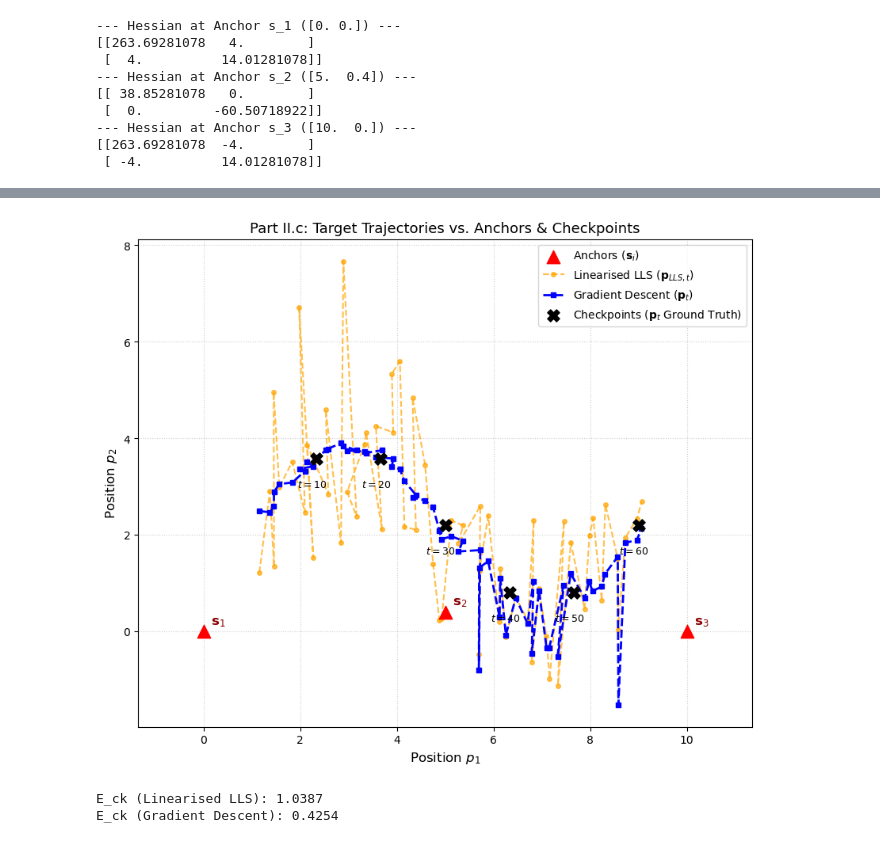
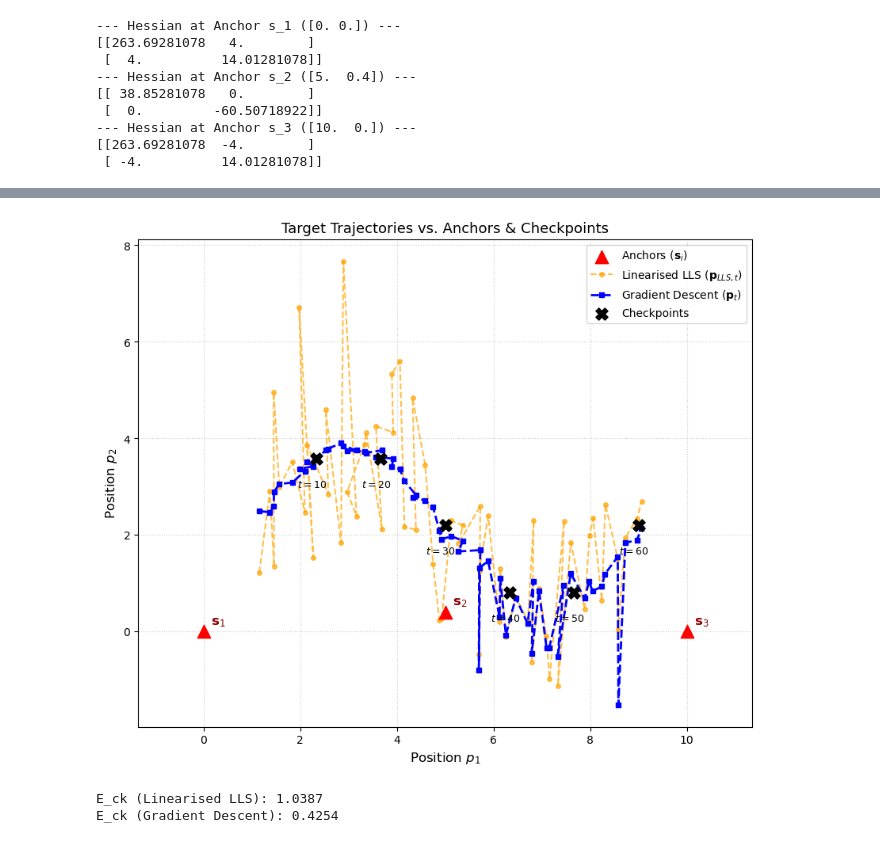
Before and after one commit to db423/Optimisation, a Jupyter notebook: Optimisation_coursework/cw.ipynb, the cells around one changed output, grey strips where cells are left out. Saved outputs shown, nothing was run; the diff lists cells and outputs as text; code cells hidden in the pictures.

```diff
--- a/Optimisation_coursework/cw.ipynb
+++ b/Optimisation_coursework/cw.ipynb
@@ -452,36 +452,36 @@ descents_arr = np.array(descents) # shape (60, 2)
 
 # 2. Extract validation checkpoints
 check_t = checkpoints[:, 0].astype(int)
 check_pos = checkpoints[:, 1:3]
 
 plt.figure(figsize=(10, 8))
 
 # --- Plot 3 Anchors ---
 plt.scatter(anchors[:, 0], anchors[:, 1], color='red', marker='^', s=140, zorder=5, label=r'Anchors ($\mathbf{s}_i$)')
 for i, (ax_i, ay_i) in enumerate(anchors):
     plt.text(ax_i + 0.15, ay_i + 0.15, f'$\mathbf{{s}}_{{{i+1}}}$', fontsize=12, color='darkred', weight='bold')
 
 # --- Plot Trajectories (p1 vs p2) ---
 # LLS Trajectory (Orange dashed)
 plt.plot(lls_arr[:, 0], lls_arr[:, 1], 'o--', color='orange', alpha=0.7, linewidth=1.5, markersize=4, label=r'Linearised LLS ($\mathbf{p}_{LLS,t}$)')
 
 # Gradient Descent Trajectory (Blue solid)
 plt.plot(descents_arr[:, 0], descents_arr[:, 1], 's--', color='blue', linewidth=2, markersize=5, label=r'Gradient Descent ($\mathbf{p}_t$)')
 
 # --- Plot Ground-Truth Checkpoints ---
-plt.scatter(check_pos[:, 0], check_pos[:, 1], color='black', marker='X', s=120, zorder=6, label=r'Checkpoints ($\mathbf{p}_t$ Ground Truth)')
+plt.scatter(check_pos[:, 0], check_pos[:, 1], color='black', marker='X', s=120, zorder=6, label=r'Checkpoints')
 for t_val, (cx, cy) in zip(check_t, check_pos):
     plt.text(cx - 0.4, cy - 0.6, f'$t={t_val}$', fontsize=9, color='black', weight='bold')
 
 plt.xlabel('Position $p_1$', fontsize=12)
 plt.ylabel('Position $p_2$', fontsize=12)
-plt.title(r'Part II.c: Target Trajectories vs. Anchors & Checkpoints', fontsize=13)
+plt.title(r'Target Trajectories vs. Anchors & Checkpoints', fontsize=13)
 plt.legend(loc='upper right', fontsize=10)
 plt.grid(True, linestyle=':', alpha=0.6)
 plt.axis('equal')  # Ensures 1:1 spatial aspect ratio so path shapes are unwarped
 plt.show()
 # %% [output]
-[figure, old version]
+[figure, new version]
 # %%
 # Extract the 6 checkpoint positions (shape 6x2)
 check_t = checkpoints[:, 0].astype(int)  # [10, 20, 30, 40, 50, 60]
```
Also changed, not shown: parts of 3 cells of this notebook, 5 other files.
